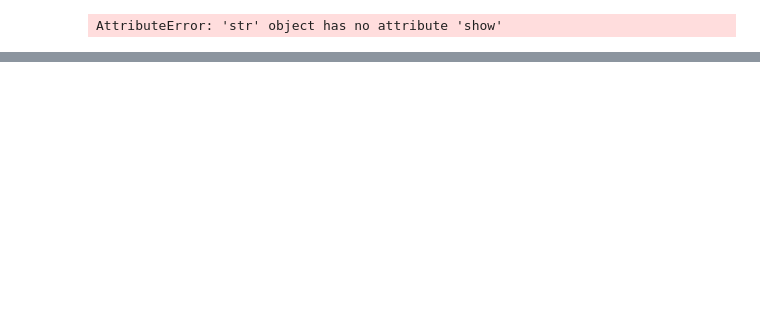
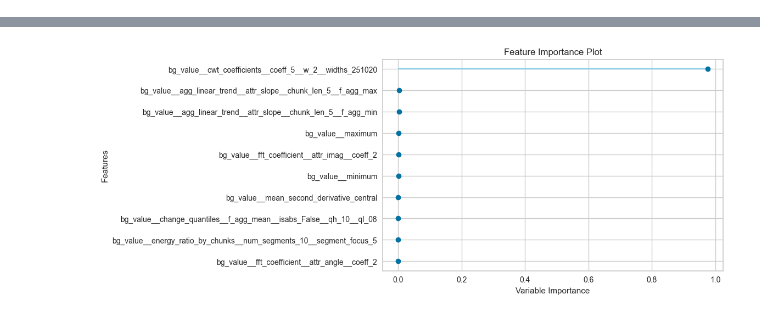
Before and after one commit to spitoglou/diabetes, a Jupyter notebook: template.ipynb, the cells around one changed output, grey strips where cells are left out. Drawn from its saved outputs; the diff is of its cells as text; code cells hidden in the pictures; blank space fills up the shorter version.

```diff
--- a/template.ipynb
+++ b/template.ipynb
@@ -133,8 +131,11 @@ rf = create_model('rf')
 # %%
 from pycaret.regression import evaluate_model, plot_model
 import matplotlib.pyplot as plt
-plot = plot_model(rf, plot = 'feature', save=True)
-plot.show()
-# plt.show()
+
+# Option 1: Don't save the plot, just display it
+plot_model(rf, plot='feature')
+
+# Option 2: If you want to both save AND display the plot
+# plot_model(rf, plot='feature', save=True)  # This saves the plot
+# plot_model(rf, plot='feature')  # This displays the plot
 # %% [output]
-AttributeError: 'str' object has no attribute 'show'
@@ -140,0 +143 @@ AttributeError: 'str' object has no attribute 'show'
+[figure, added]
```
Also changed, not shown: parts of 8 cells of this notebook, 1 other file.
